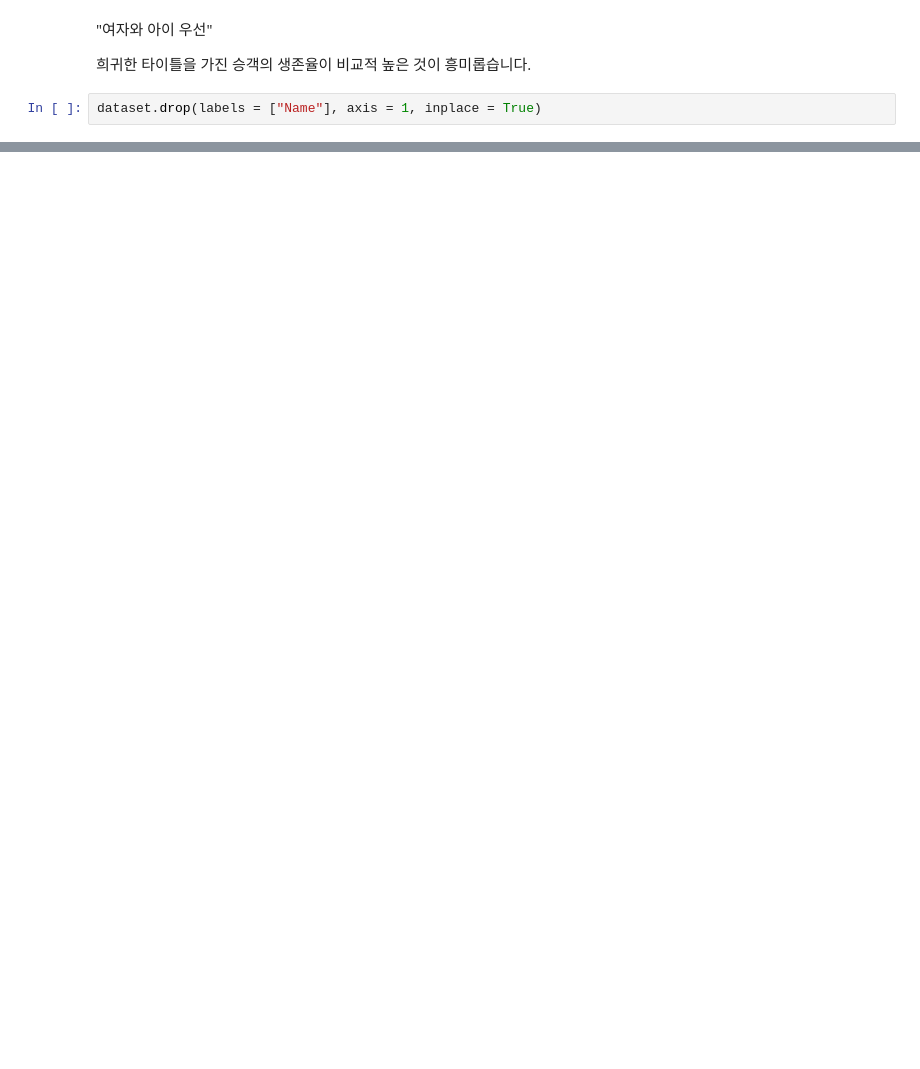
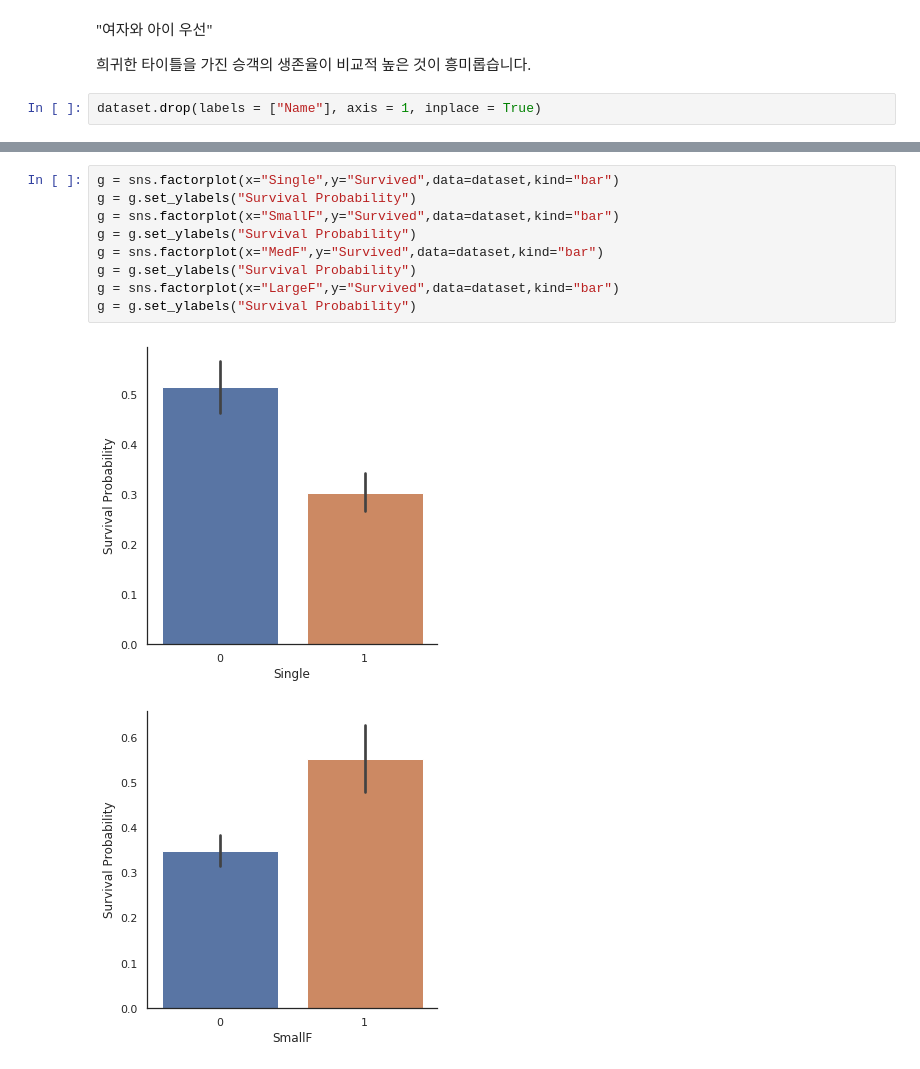
Before and after one commit to bluewood-truth/KaggleStudy, a Jupyter notebook: Binary classification/1st level_Titanic/Titanic03.ipynb, the cells around one changed output, grey strips where cells are left out. Saved outputs shown, nothing was run; the diff lists cells and outputs as text; blank space fills up the shorter version.

```diff
--- a/Binary classification/1st level_Titanic/Titanic03.ipynb
+++ b/Binary classification/1st level_Titanic/Titanic03.ipynb
@@ -523,0 +543,12 @@ dataset.drop(labels = ["Name"], axis = 1, inplace = True)
+# %%
+g = sns.factorplot(x="Single",y="Survived",data=dataset,kind="bar")
+g = g.set_ylabels("Survival Probability")
+g = sns.factorplot(x="SmallF",y="Survived",data=dataset,kind="bar")
+g = g.set_ylabels("Survival Probability")
+g = sns.factorplot(x="MedF",y="Survived",data=dataset,kind="bar")
+g = g.set_ylabels("Survival Probability")
+g = sns.factorplot(x="LargeF",y="Survived",data=dataset,kind="bar")
+g = g.set_ylabels("Survival Probability")
+# %% [output]
+[figure, added]
+[figure, added]
```
Also changed, not shown: parts of 9 cells of this notebook.
